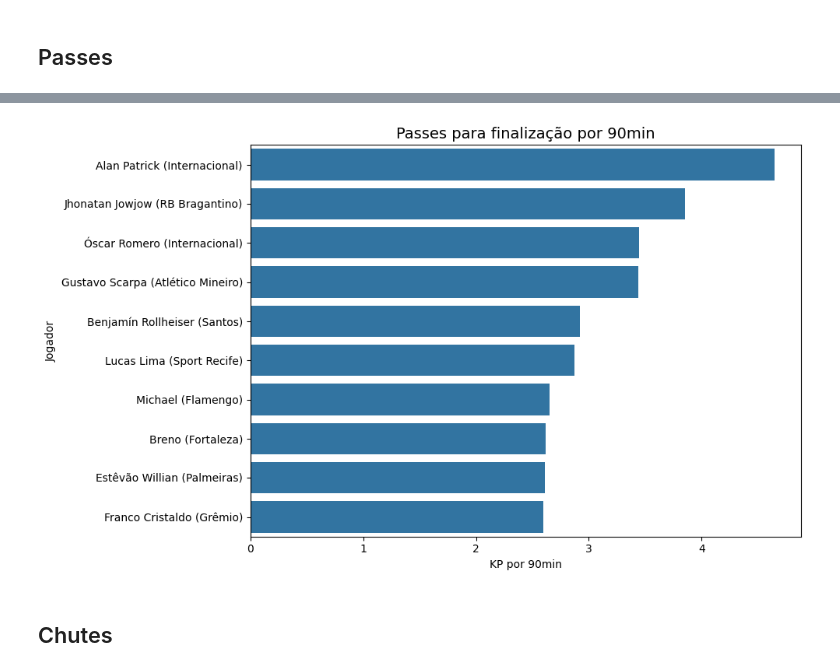
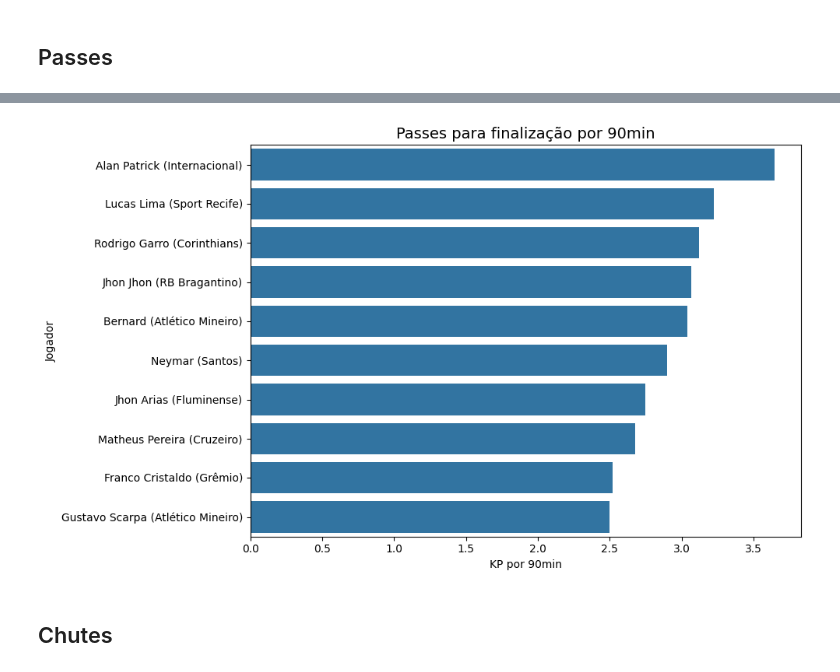
Before and after one commit to vhalves/football_data, a Jupyter notebook: Brasileirão2025/br2025.ipynb, the cells around one changed output, grey strips where cells are left out. Drawn from its saved outputs; the diff is of its cells as text; code cells hidden in the pictures.

```diff
--- a/Brasileirão2025/br2025.ipynb
+++ b/Brasileirão2025/br2025.ipynb
@@ -49,7 +37,6 @@ memory usage: 92.9+ KB
 # %%
-df_passe['PrgP/90s'] = df_passe['PrgP']/df_passe['90s']
-df_passe = df_passe[df_passe['90s'] >= 2.5]
-# Pegar top 10 jogadores com melhor valor na estatística
-df_prgp_90s = df_passe.nlargest(10, 'PrgP/90s')
+df_filtrado['PrgP/90s'] = df_filtrado['PrgP']/df_filtrado['90s']
+# Pegar top 10 jogadores com melhor valor na estatística e 900+ minutos
+df_prgp_90s = df_filtrado.nlargest(10, 'PrgP/90s')
 df_prgp_90s
 # %% [output]
@@ -111,0 +104,3 @@ df_passe.head(20)
+# %%
+df_filtrado['Cmp/90s'] = df_filtrado['Cmp']/df_filtrado['90s']
+df_filtrado.head(20)
@@ -140,4 +164,4 @@ plt.show()
 # %%
-df_passe['P/90s'] = df_passe['Cmp']/df_passe['90s']
-df_passe.head()
+df_filtrado['P/90s'] = df_filtrado['Cmp']/df_filtrado['90s']
+df_filtrado.head()
 # %% [output]
@@ -178,6 +175,4 @@ df_passe = pd.read_excel("passes_br.xlsx")
 # %%
-df_kp = df_passe[['Jogador','Equipe','90s', 'KP','xA','xAG']].copy()
-df_kp['KP/90s'] = df_kp['KP']/df_kp['90s']
-df_kp = df_kp[df_kp['90s'] >= 2.5]
-df_kp = df_kp.sort_values(by='KP/90s',ascending=False)
-df_kp = df_kp.head(10)
+df_filtrado['KP/90s'] = df_filtrado['KP']/df_filtrado['90s']
+df_kp_90s = df_filtrado.nlargest(10, 'KP/90s')
+df_kp_90s
@@ -184,22 +192,26 @@ df_kp = df_kp.head(10)
 # %%
-df_kp['Jogador'] = df_kp['Jogador'] + ' (' + df_kp['Equipe'] + ')'
+df_kp_90s['Player'] = np.where(
+    df_kp_90s['Player'].str.contains(r"\("),
+    df_kp_90s['Player'],
+    df_kp_90s['Player'] + ' (' + df_kp_90s['Squad'] + ')'
+)
 
 plt.figure(figsize=(10,6))
 
 sns.barplot(
     x='KP/90s',
-    y='Jogador',
-    data=df_kp,
+    y='Player',
+    data=df_kp_90s,
 )
 
 plt.title('Passes para finalização por 90min', fontsize=14)
 plt.xlabel('KP por 90min')
 plt.ylabel('Jogador')
 
 plt.tight_layout()
 plt.show()
 # %% [output]
-[figure, old version]
+[figure, new version]
 # %% [markdown]
 ## Chutes
 # %%
```
Also changed, not shown: parts of 25 cells of this notebook, 2 other files.
